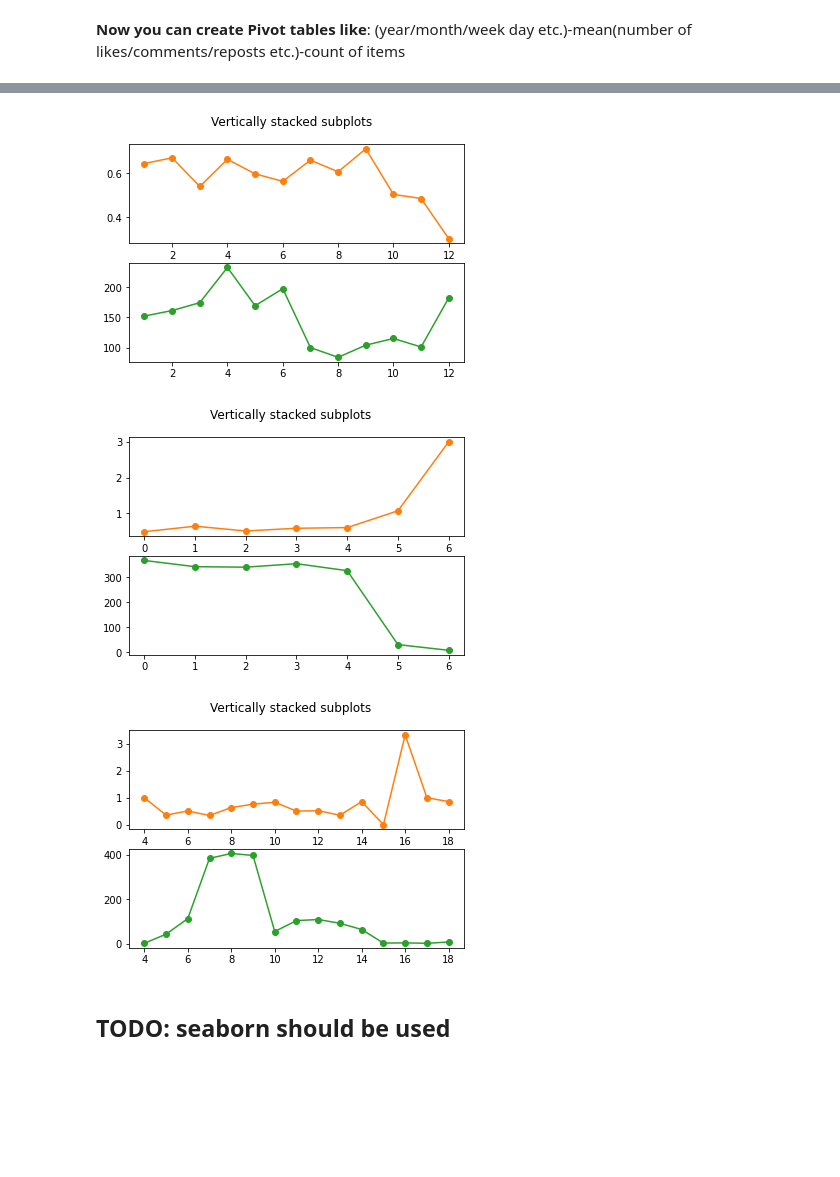
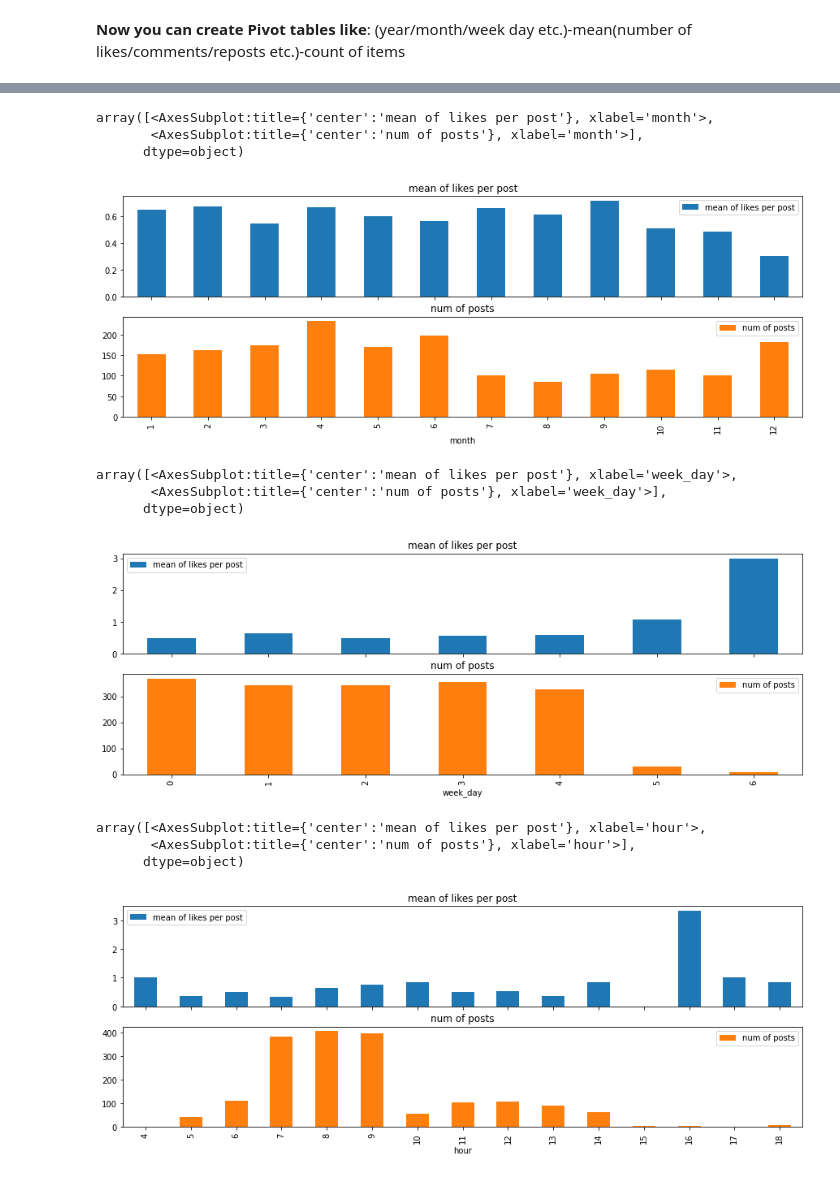
Before and after one commit to serereg/social_totalizer, a Jupyter notebook: totalizer/static/data/VK_Analysis.ipynb, the cells around one changed output, grey strips where cells are left out. Saved outputs shown, nothing was run; the diff lists cells and outputs as text; code cells hidden in the pictures; blank space fills up the shorter version.

Commit message:
plot bars added

```diff
--- a/totalizer/static/data/VK_Analysis.ipynb
+++ b/totalizer/static/data/VK_Analysis.ipynb
@@ -87,23 +81,21 @@ plot_vk(data_for_plot1, data_for_plot2)
 # %%
-data_for_plot1 = month_likes["mean of likes per post"]
-data_for_plot2 = month_likes["num of posts"]
-
-plot_vk(data_for_plot1, data_for_plot2)
+month_likes.plot.bar(subplots=True, figsize=(15,5))
 # %% [output]
+array([<AxesSubplot:title={'center':'mean of likes per post'}, xlabel='month'>,
+       <AxesSubplot:title={'center':'num of posts'}, xlabel='month'>],
+      dtype=object)
-[figure, old version]
+[figure, new version]
 # %%
-data_for_plot1 = weekday_likes["mean of likes per post"]
-data_for_plot2 = weekday_likes["num of posts"]
-
-plot_vk(data_for_plot1, data_for_plot2)
+weekday_likes.plot.bar(subplots=True, figsize=(15,5))
 # %% [output]
+array([<AxesSubplot:title={'center':'mean of likes per post'}, xlabel='week_day'>,
+       <AxesSubplot:title={'center':'num of posts'}, xlabel='week_day'>],
+      dtype=object)
-[figure, old version]
+[figure, new version]
-# %%
-data_for_plot1 = hour_likes["mean of likes per post"]
-data_for_plot2 = hour_likes["num of posts"]
-
-plot_vk(data_for_plot1, data_for_plot2)
-# %% [output]
-[figure, removed]
-# %% [markdown]
-## TODO: seaborn should be used
+# %%
+hour_likes.plot.bar(subplots=True, figsize=(15,5))
+# %% [output]
+array([<AxesSubplot:title={'center':'mean of likes per post'}, xlabel='hour'>,
+       <AxesSubplot:title={'center':'num of posts'}, xlabel='hour'>],
+      dtype=object)
+[figure, added]
```
Also changed, not shown: parts of 6 cells of this notebook, 1 other file.
